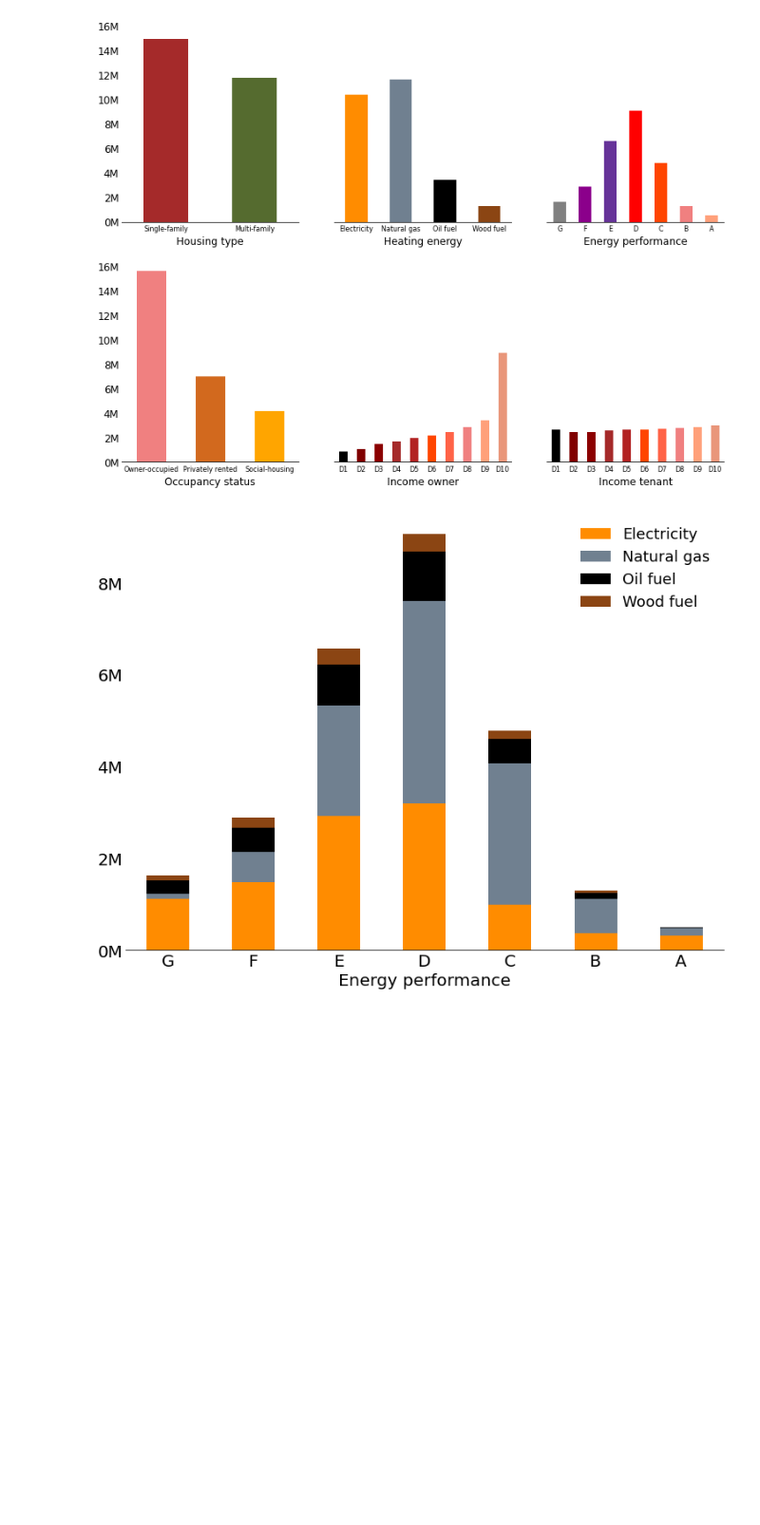
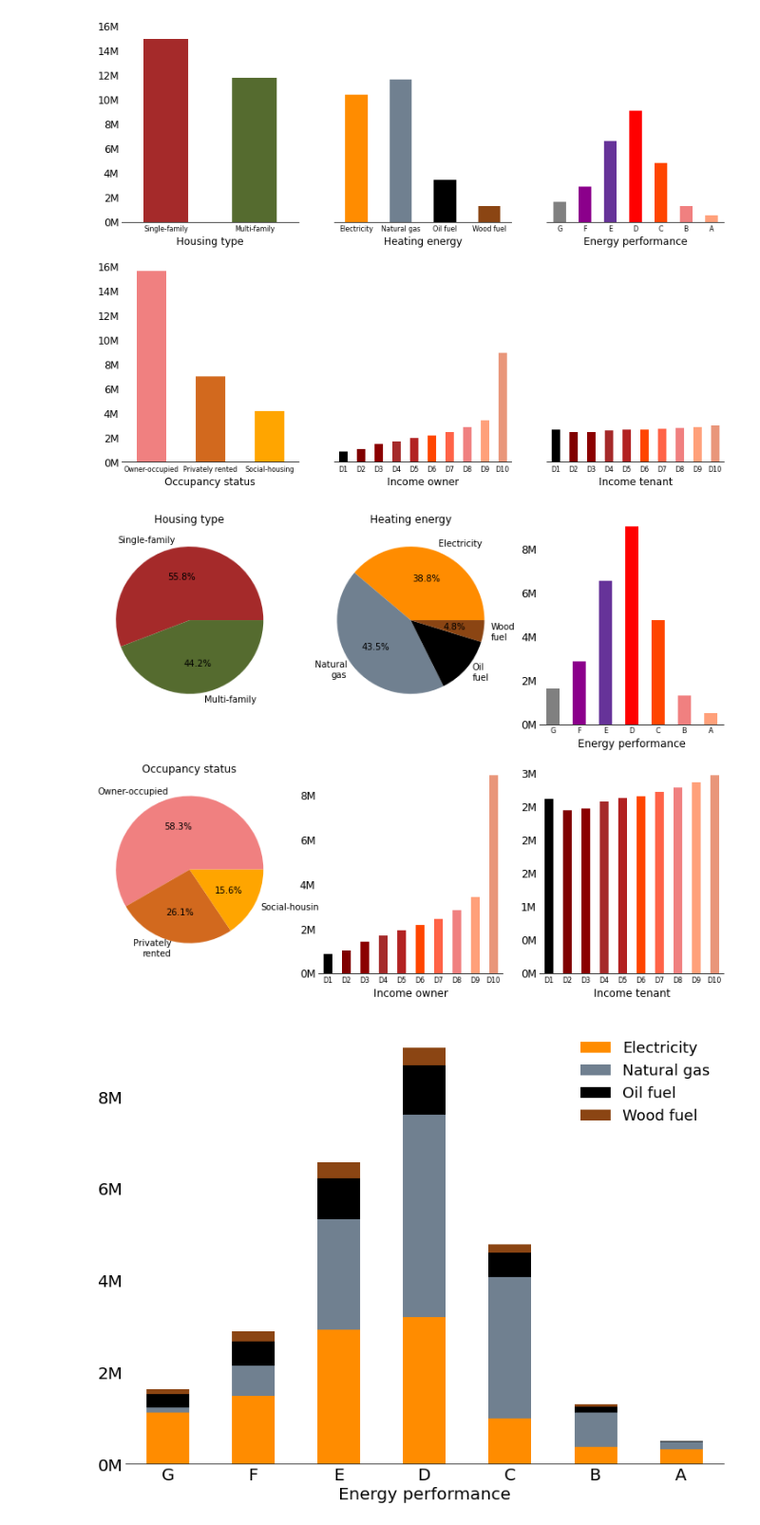
Before and after one commit to CIRED/Res-IRF4, a Jupyter notebook: project/analysis/stock.ipynb, the cells around one changed output. Shown: that part at 95% size. Cells and saved outputs as stored; diff of their text form; code cells hidden in the pictures; blank space fills up the shorter version.

Commit message:
adding pie chart option

```diff
--- a/project/analysis/stock.ipynb
+++ b/project/analysis/stock.ipynb
@@ -29,6 +29,10 @@ subplots_attributes(stock, dict_order=dict_order, dict_color=dict_color, percent
 subplots_attributes(stock, dict_order=dict_order, dict_color=dict_color, percent=False, sharey=True, save='output/stock_sdes2018_all.png')
 # %% [output]
 [figure]
+# %%
+subplots_pie(stock, dict_order=dict_order, pie={'Housing type', 'Heating energy', 'Occupancy status'}, dict_color=dict_color, percent=False)
+# %% [output]
+[figure, added]
 # %%
 plot_attribute(stock, attribute='Energy performance', dict_order=dict_order, percent=False, dict_color=dict_color, width=0.4,
                save='output/stock_sdes2018_energy_performance.png', figsize=(8.0, 6.0))
```
Also changed, not shown: parts of 2 cells of this notebook, 1 other file.
